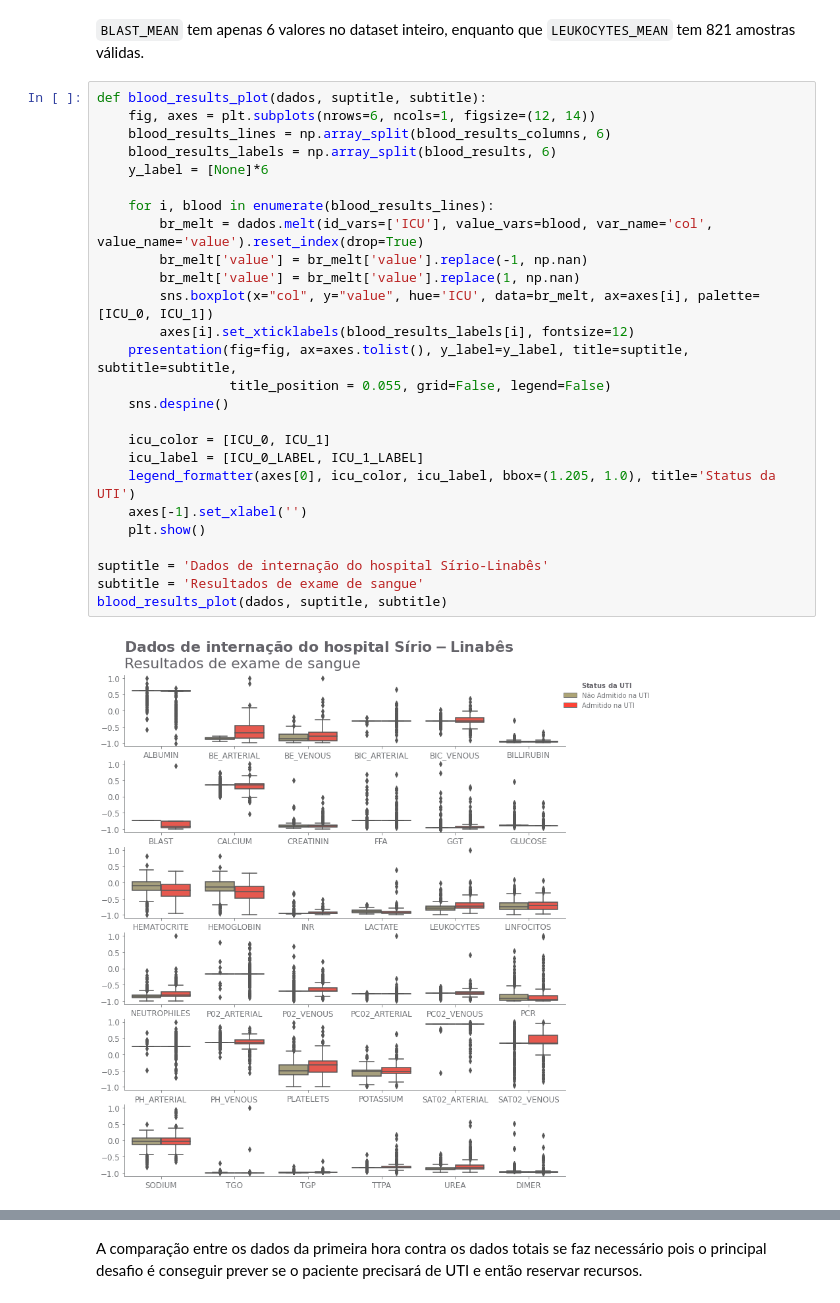
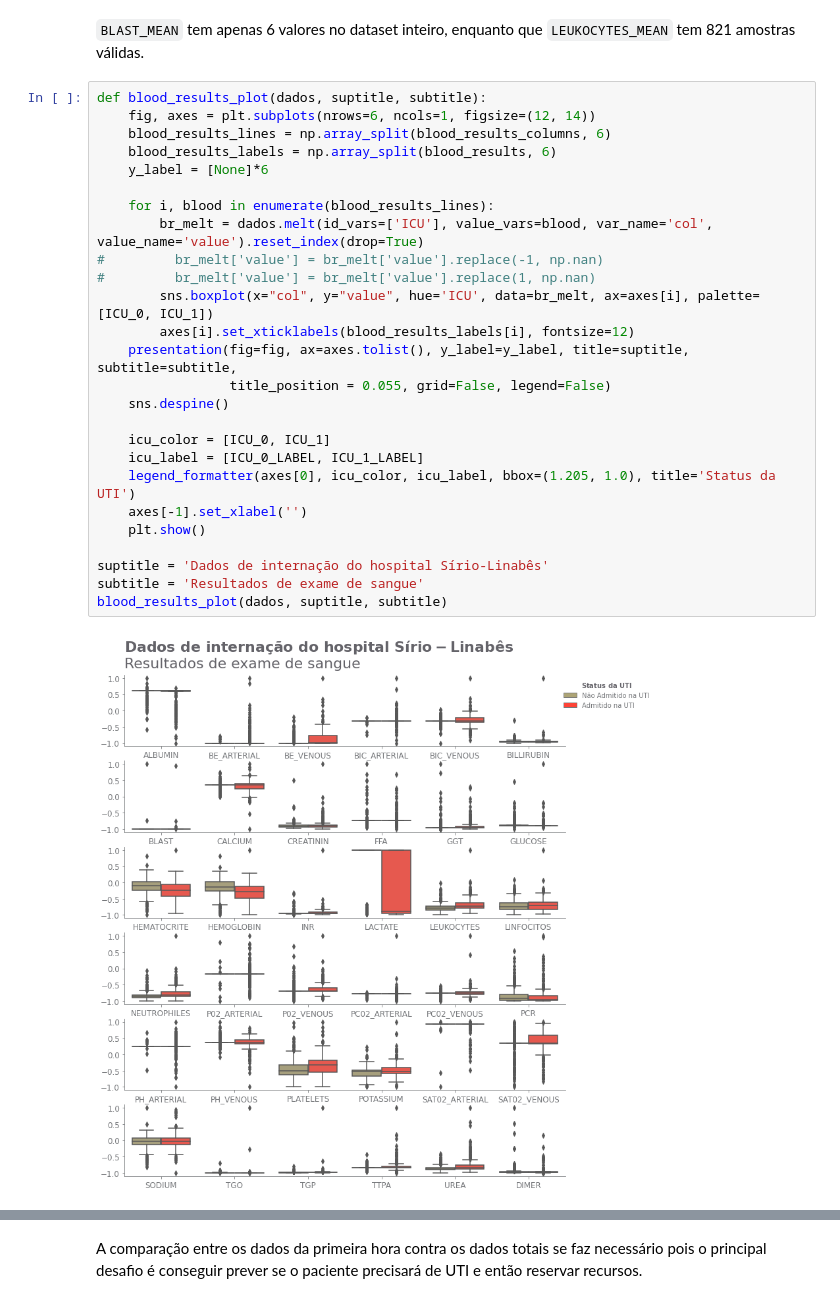
Before and after one commit to willianrocha/COVID-19_clinical_data_assess_diagnosis, a Jupyter notebook: notebooks/EDA.ipynb, the cells around one changed output, grey strips where cells are left out. Saved outputs shown, nothing was run; the diff lists cells and outputs as text.

```diff
--- a/notebooks/EDA.ipynb
+++ b/notebooks/EDA.ipynb
@@ -338,31 +338,31 @@ blood_results_by_count
 # %%
 def blood_results_plot(dados, suptitle, subtitle):
     fig, axes = plt.subplots(nrows=6, ncols=1, figsize=(12, 14))
     blood_results_lines = np.array_split(blood_results_columns, 6)
     blood_results_labels = np.array_split(blood_results, 6)
     y_label = [None]*6
 
     for i, blood in enumerate(blood_results_lines):
         br_melt = dados.melt(id_vars=['ICU'], value_vars=blood, var_name='col', value_name='value').reset_index(drop=True)
-        br_melt['value'] = br_melt['value'].replace(-1, np.nan)
-        br_melt['value'] = br_melt['value'].replace(1, np.nan)
+#         br_melt['value'] = br_melt['value'].replace(-1, np.nan)
+#         br_melt['value'] = br_melt['value'].replace(1, np.nan)
         sns.boxplot(x="col", y="value", hue='ICU', data=br_melt, ax=axes[i], palette=[ICU_0, ICU_1])
         axes[i].set_xticklabels(blood_results_labels[i], fontsize=12)
     presentation(fig=fig, ax=axes.tolist(), y_label=y_label, title=suptitle, subtitle=subtitle,
                  title_position = 0.055, grid=False, legend=False)
     sns.despine()
 
     icu_color = [ICU_0, ICU_1]
     icu_label = [ICU_0_LABEL, ICU_1_LABEL]
     legend_formatter(axes[0], icu_color, icu_label, bbox=(1.205, 1.0), title='Status da UTI')
     axes[-1].set_xlabel('')
     plt.show()
 
 suptitle = 'Dados de internação do hospital Sírio-Linabês'
 subtitle = 'Resultados de exame de sangue'
 blood_results_plot(dados, suptitle, subtitle)
 # %% [output]
-[figure, old version]
+[figure, new version]
 # %%
 dados_first_hour = dados.copy()
 dados_first_hour[blood_results_columns] = dados.groupby(['PATIENT_VISIT_IDENTIFIER', 'ICU'], as_index=False)[blood_results_columns].fillna(method='bfill').fillna(method='ffill')
```
Also changed, not shown: parts of 5 cells of this notebook, 3 other files.
